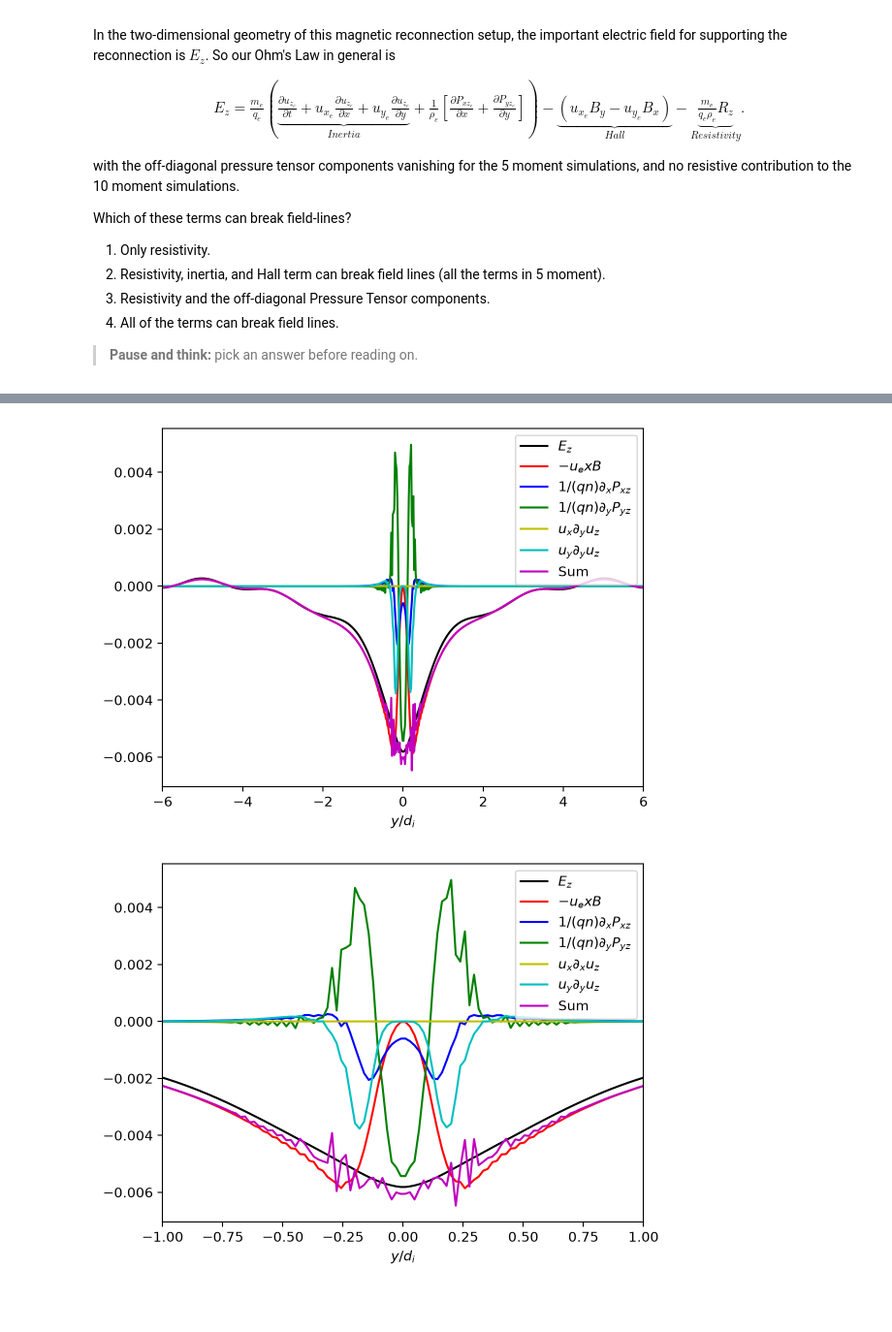
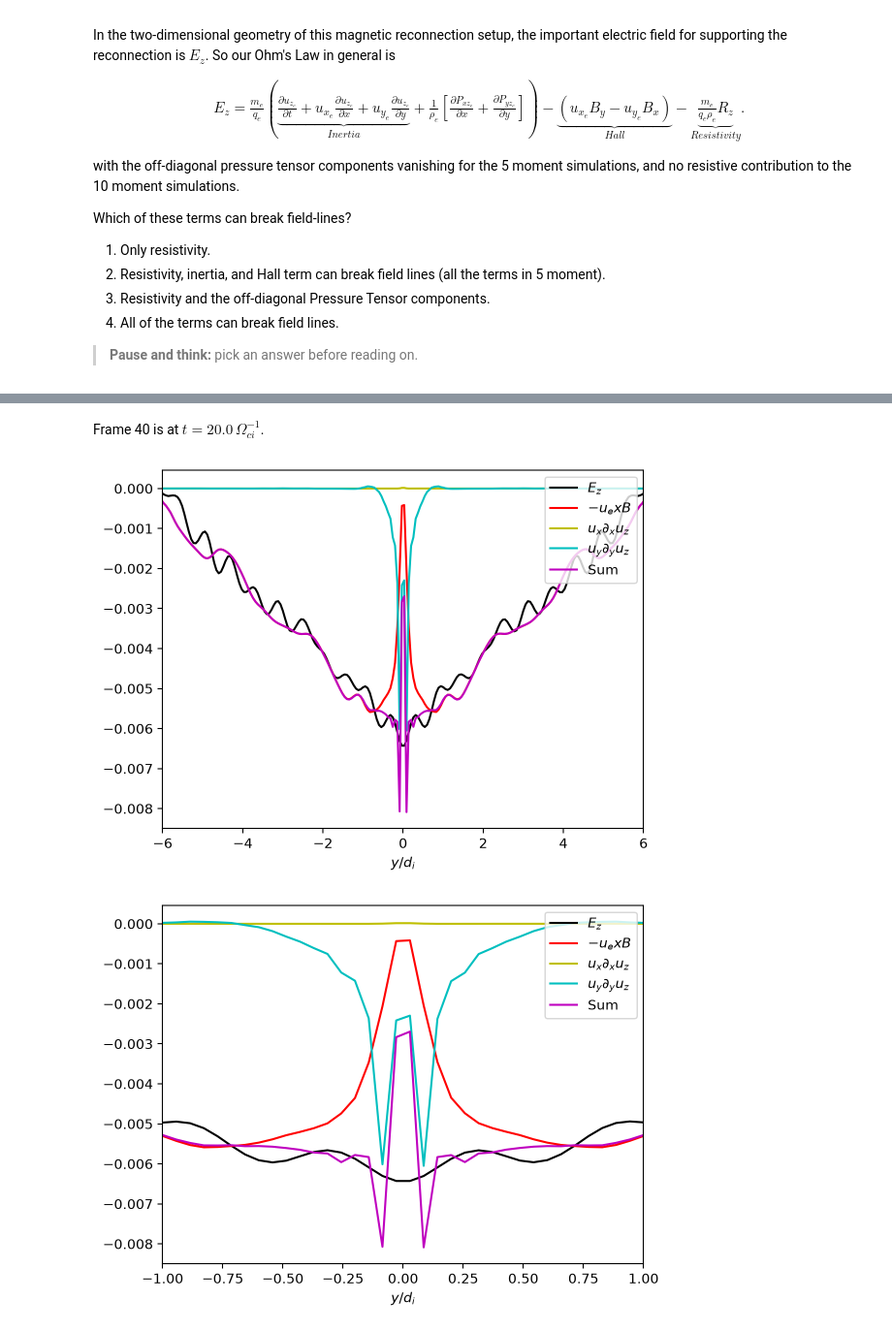
Before and after one commit to JunoRavin/reconnection-lectures, a Jupyter notebook: lectures/lecture-2-fast-reconnection.ipynb, the cells around one changed output, grey strips where cells are left out. Shown at 97% size. Drawn from its saved outputs; the diff is of its cells as text; code cells hidden in the pictures; blank space fills up the shorter version.

```diff
--- a/lectures/lecture-2-fast-reconnection.ipynb
+++ b/lectures/lecture-2-fast-reconnection.ipynb
@@ -239,7 +261,7 @@ def ohm_10m(frame):
     return r_coords, Ez, hallz, divPxz_elc, divPyz_elc, divRxz_elc, divRyz_elc
 # %%
 def ohm_5m(frame):
-    data_elc, data_ion, data_field = get_Gdata("resistive_gem_mass100/rt_5m_resistive_gem", frame)
+    data_elc, data_ion, data_field = get_Gdata("5m", frame)
     r_coords, r_fluid_elc, r_fluid_ion, r_field = read_data(data_elc, data_ion, data_field)
     Nx = r_fluid_ion.shape[0]
     Ny = r_fluid_ion.shape[1]
@@ -247,7 +269,6 @@ def ohm_5m(frame):
     dy = r_coords[1][1] - r_coords[1][0]
     # Compute Hall term
     rho_elc = r_fluid_elc[...,0]
-    rho_ion = r_fluid_ion[...,0]
     rhoux_elc = r_fluid_elc[..., 1]
     rhouy_elc = r_fluid_elc[..., 2]
     Bx = r_field[...,3]
@@ -258,15 +279,8 @@ def ohm_5m(frame):
     # Fetch Ez
     Ez = r_field[...,2]
 
-    # Compute resistivity
-    uz_elc = five_moment.zvel(data_elc).get_values()
-    uz_ion = five_moment.zvel(data_ion).get_values()
-    T_elc = five_moment.temp(data_elc, gas_gamma=gas_gamma).get_values()
-    uz_elc = np.squeeze(uz_elc)
-    uz_ion = np.squeeze(uz_ion)
-    T_elc_norm = np.squeeze(T_elc/T_elc_ref)
-    tau_ei = Lambda_ee/np.log(Lambda_ee)*6.0*np.sqrt(2.0*np.pi**3*T_elc_norm**3*mass_elc*mass_ion**2)/rho_ion
-    eta_z =  (-rho_elc/tau_ei*(uz_elc - uz_ion))/(charge_elc/mass_elc*rho_elc)
+    # Out-of-plane electron velocity
+    uz_elc = np.squeeze(five_moment.zvel(data_elc).get_values())
 
     # Compute 1/(q/m rho) (rhou_x du_z/dx + rhou_y du_z/dy)
     divRxz_elc = fdx_2d_8th_order(uz_elc, dx, Nx, Ny)
@@ -275,5 +289,5 @@ def ohm_5m(frame):
     divRxz_elc = rhoux_elc*divRxz_elc/(charge_elc/mass_elc*rho_elc)
     divRyz_elc = rhouy_elc*divRyz_elc/(charge_elc/mass_elc*rho_elc)
 
-    return r_coords, Ez, hallz, eta_z, divRxz_elc, divRyz_elc
+    return r_coords, Ez, hallz, divRxz_elc, divRyz_elc
 # %%
@@ -307,30 +301,30 @@ plt.show()
 # %%
-_coords, _Ez, _hallz, divPxz_elc, divPyz_elc, _divRxz_elc, _divRyz_elc = ohm_10m(40)
-_sum_ohm = -_hallz + divPxz_elc + divPyz_elc + _divRxz_elc + _divRyz_elc
-_x_point = int(Nx_1 / 2)
-plt.figure()
-plt.plot(_coords[1] / di, _Ez[_x_point, :], 'k', label='$E_z$')
-plt.plot(_coords[1] / di, -_hallz[_x_point, :], 'r', label='$-u_e x B$')
-plt.plot(_coords[1] / di, divPxz_elc[_x_point, :], 'b', label='$1/(qn) \\partial_x P_{xz}$')
-plt.plot(_coords[1] / di, divPyz_elc[_x_point, :], 'g', label='$1/(qn) \\partial_y P_{yz}$')
-plt.plot(_coords[1] / di, _divRxz_elc[_x_point, :], 'y', label='$u_x \\partial_y u_z$')
-plt.plot(_coords[1] / di, _divRyz_elc[_x_point, :], 'c', label='$u_y \\partial_y u_z$')
-plt.plot(_coords[1] / di, _sum_ohm[_x_point, :], 'm', label='Sum')
-plt.xlabel('$y/d_i$')
-plt.legend(loc='upper right')
-plt.xlim(-6.0, 6.0)
-plt.figure()
-plt.plot(_coords[1] / di, _Ez[_x_point, :], 'k', label='$E_z$')
-plt.plot(_coords[1] / di, -_hallz[_x_point, :], 'r', label='$-u_e x B$')
-plt.plot(_coords[1] / di, divPxz_elc[_x_point, :], 'b', label='$1/(qn) \\partial_x P_{xz}$')
-plt.plot(_coords[1] / di, divPyz_elc[_x_point, :], 'g', label='$1/(qn) \\partial_y P_{yz}$')
-plt.plot(_coords[1] / di, _divRxz_elc[_x_point, :], 'y', label='$u_x \\partial_x u_z$')
-plt.plot(_coords[1] / di, _divRyz_elc[_x_point, :], 'c', label='$u_y \\partial_y u_z$')
-plt.plot(_coords[1] / di, _sum_ohm[_x_point, :], 'm', label='Sum')
-plt.xlabel('$y/d_i$')
-plt.legend(loc='upper right')
-plt.xlim(-1.0, 1.0)
-plt.show()
+mo.md(f"Frame {ohm_frame.value} is at $t = {frame_time[ohm_frame.value] * omega_ci:.1f}\\, \\Omega_{{ci}}^{{-1}}$.")
 # %% [output]
-[figure, removed]
-[figure, removed]
+Frame 40 is at $t = 20.0\, \Omega_{ci}^{-1}$.
+# %%
+_coords, _Ez, _hallz, _divRxz_elc, _divRyz_elc = ohm_5m(ohm_frame.value)
+_sum_ohm = -_hallz + _divRxz_elc + _divRyz_elc
+_x_point = int(Nx_1 / 2)
+plt.figure()
+plt.plot(_coords[1] / di, _Ez[_x_point, :], 'k', label='$E_z$')
+plt.plot(_coords[1] / di, -_hallz[_x_point, :], 'r', label='$-u_e x B$')
+plt.plot(_coords[1] / di, _divRxz_elc[_x_point, :], 'y', label='$u_x \\partial_x u_z$')
+plt.plot(_coords[1] / di, _divRyz_elc[_x_point, :], 'c', label='$u_y \\partial_y u_z$')
+plt.plot(_coords[1] / di, _sum_ohm[_x_point, :], 'm', label='Sum')
+plt.xlabel('$y/d_i$')
+plt.legend(loc='upper right')
+plt.xlim(-6.0, 6.0)
+plt.figure()
+plt.plot(_coords[1] / di, _Ez[_x_point, :], 'k', label='$E_z$')
+plt.plot(_coords[1] / di, -_hallz[_x_point, :], 'r', label='$-u_e x B$')
+plt.plot(_coords[1] / di, _divRxz_elc[_x_point, :], 'y', label='$u_x \\partial_x u_z$')
+plt.plot(_coords[1] / di, _divRyz_elc[_x_point, :], 'c', label='$u_y \\partial_y u_z$')
+plt.plot(_coords[1] / di, _sum_ohm[_x_point, :], 'm', label='Sum')
+plt.xlabel('$y/d_i$')
+plt.legend(loc='upper right')
+plt.xlim(-1.0, 1.0)
+plt.show()
+# %% [output]
+[figure, added]
+[figure, added]
```
Also changed, not shown: parts of 6 cells of this notebook, 2 other files.
